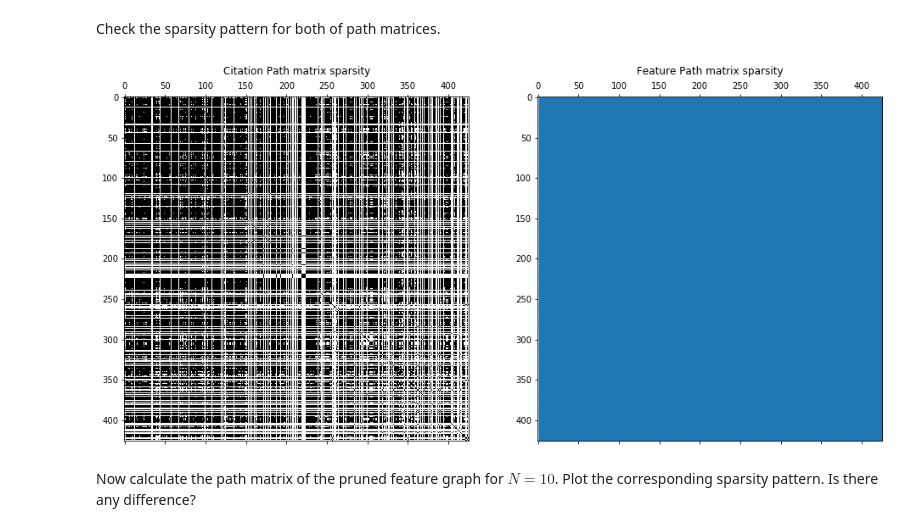
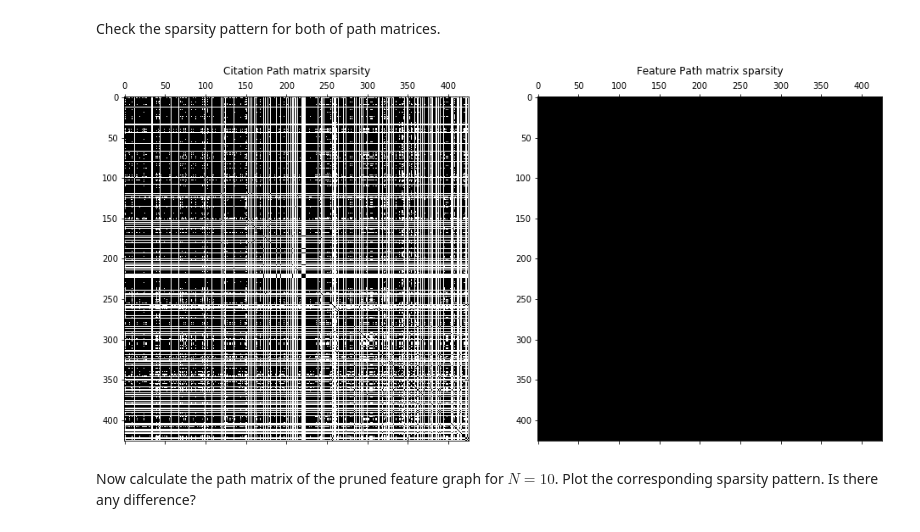
Before and after one commit to raphaelreis/ntds_2019, a Jupyter notebook: assignments/1_network_science.ipynb, the cells around one changed output. Saved outputs shown, nothing was run; the diff lists cells and outputs as text; code cells hidden in the pictures.

```diff
--- a/assignments/1_network_science.ipynb
+++ b/assignments/1_network_science.ipynb
@@ -471,11 +479,11 @@ Check the sparsity pattern for both of path matrices.
 # %%
 fig, axes = plt.subplots(1, 2, figsize=(16, 9))
 axes[0].set_title('Citation Path matrix sparsity')
 axes[0].spy(path_matrix_citation);
 axes[1].set_title('Feature Path matrix sparsity')
-axes[1].spy(path_matrix_feature, marker=1);
+axes[1].spy(path_matrix_feature, vmin=0, vmax=1);
 # %% [output]
-[figure, old version]
+[figure, new version]
 # %% [markdown]
 Now calculate the path matrix of the pruned feature graph for $N=10$. Plot the corresponding sparsity pattern. Is there any difference?
 # %%
```
Also changed, not shown: parts of 49 cells of this notebook.
